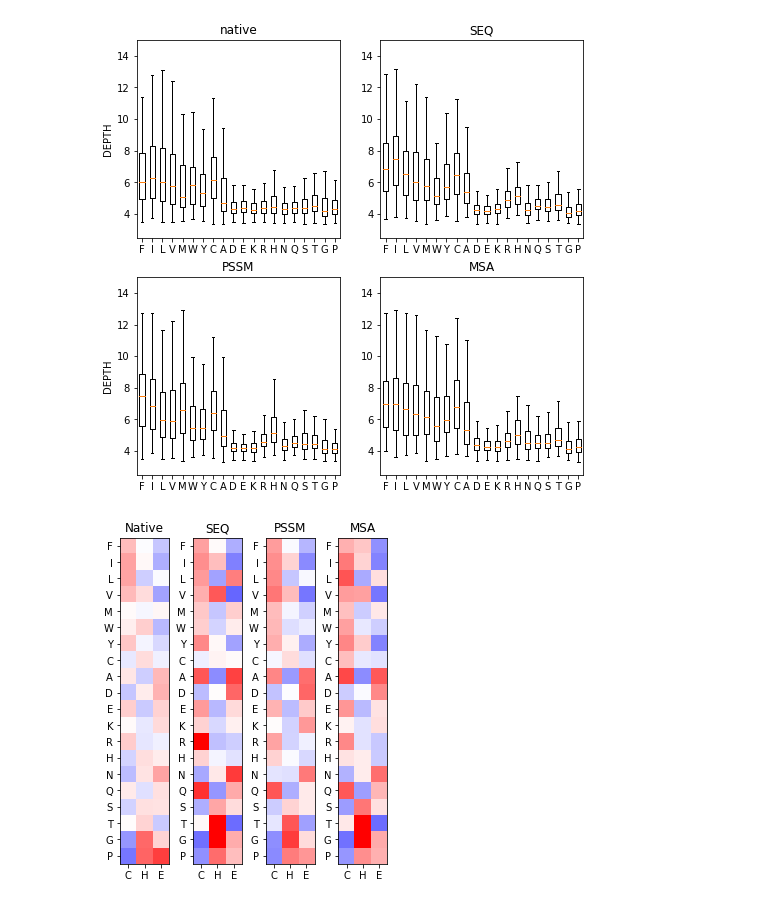
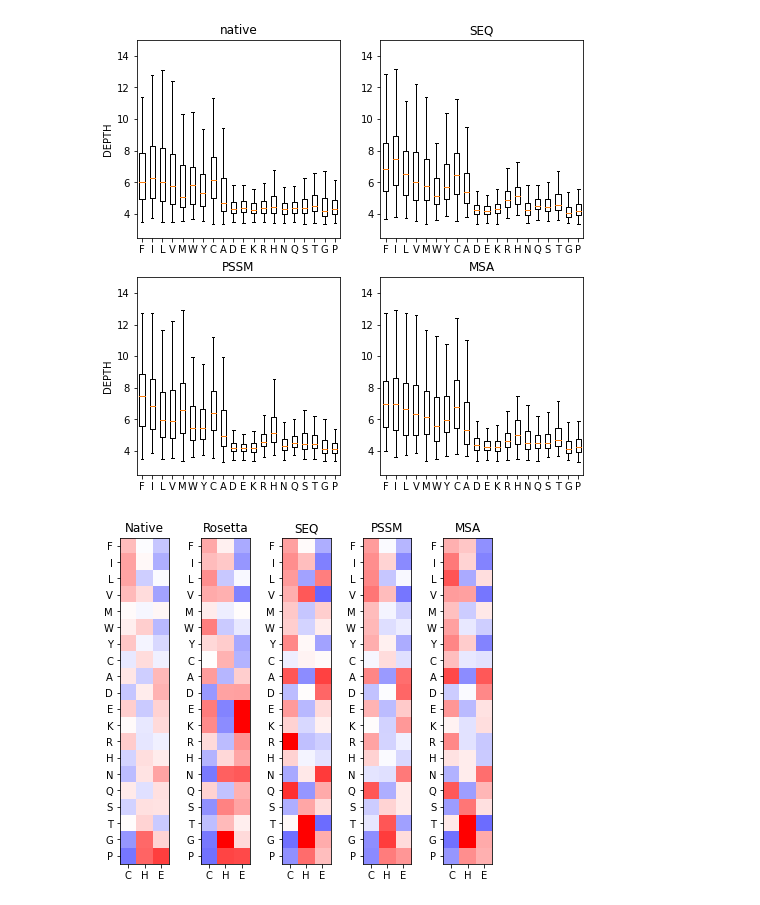
Before and after one commit to gjoni/trDesign, a Jupyter notebook: 02-GD/notebooks/SI.ipynb, the cells around one changed output. Drawn from its saved outputs; the diff is of its cells as text; code cells hidden in the pictures.

```diff
--- a/02-GD/notebooks/SI.ipynb
+++ b/02-GD/notebooks/SI.ipynb
@@ -796,26 +882,30 @@ plt.show()
 # %%
 k = idx
 vnx = {"cmap":"bwr_r","vmin":-1.5,"vmax":1.5}
-plt.figure(figsize=(5,6))
-plt.subplot(1,4,1); plt.title("Native")
+plt.figure(figsize=(7,6))
+plt.subplot(1,5,1); plt.title("Native")
 plt.imshow(wt["ss"][:,idx].T,**vnx)
 plt.xticks(np.arange(3), ["C","H","E"]);plt.yticks(np.arange(20), np.array(alpha_1)[k])
 
-plt.subplot(1,4,2); plt.title("SEQ")
+plt.subplot(1,5,2); plt.title("Rosetta")
+plt.imshow(design_ros["ss"][:,idx].T,**vnx)
+plt.xticks(np.arange(3), ["C","H","E"]);plt.yticks(np.arange(20), np.array(alpha_1)[k])
+
+plt.subplot(1,5,3); plt.title("SEQ")
 plt.imshow(design_seq["ss"][:,idx].T,**vnx)
 plt.xticks(np.arange(3), ["C","H","E"]);plt.yticks(np.arange(20), np.array(alpha_1)[k])
 
-plt.subplot(1,4,3); plt.title("PSSM")
+plt.subplot(1,5,4); plt.title("PSSM")
 plt.imshow(design_pssm["ss"][:,idx].T,**vnx)
 plt.xticks(np.arange(3), ["C","H","E"]);plt.yticks(np.arange(20), np.array(alpha_1)[k])
 
-plt.subplot(1,4,4); plt.title("MSA")
+plt.subplot(1,5,5); plt.title("MSA")
 plt.imshow(design_msa["ss"][:,idx].T,**vnx)
 plt.xticks(np.arange(3), ["C","H","E"]);plt.yticks(np.arange(20), np.array(alpha_1)[k])
 
 plt.savefig("SS.png", bbox_inches='tight', dpi=300)
 plt.show()
 # %% [output]
-[figure, old version]
+[figure, new version]
 # %%
 k = idx
```
Also changed, not shown: parts of 18 cells of this notebook.
